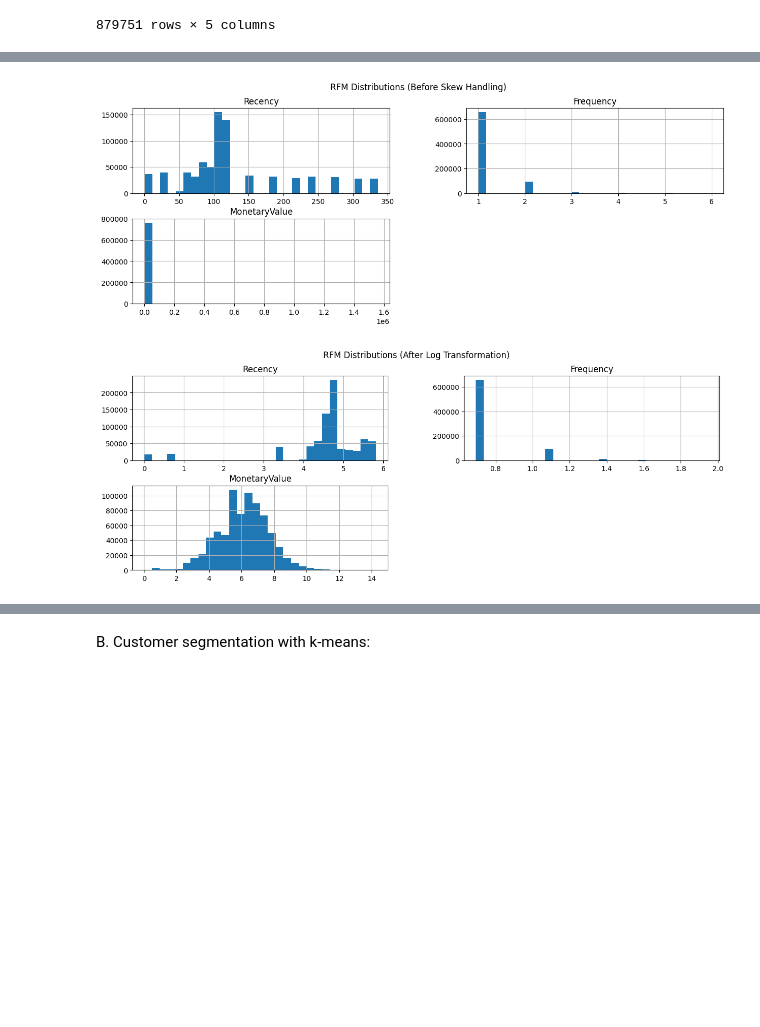
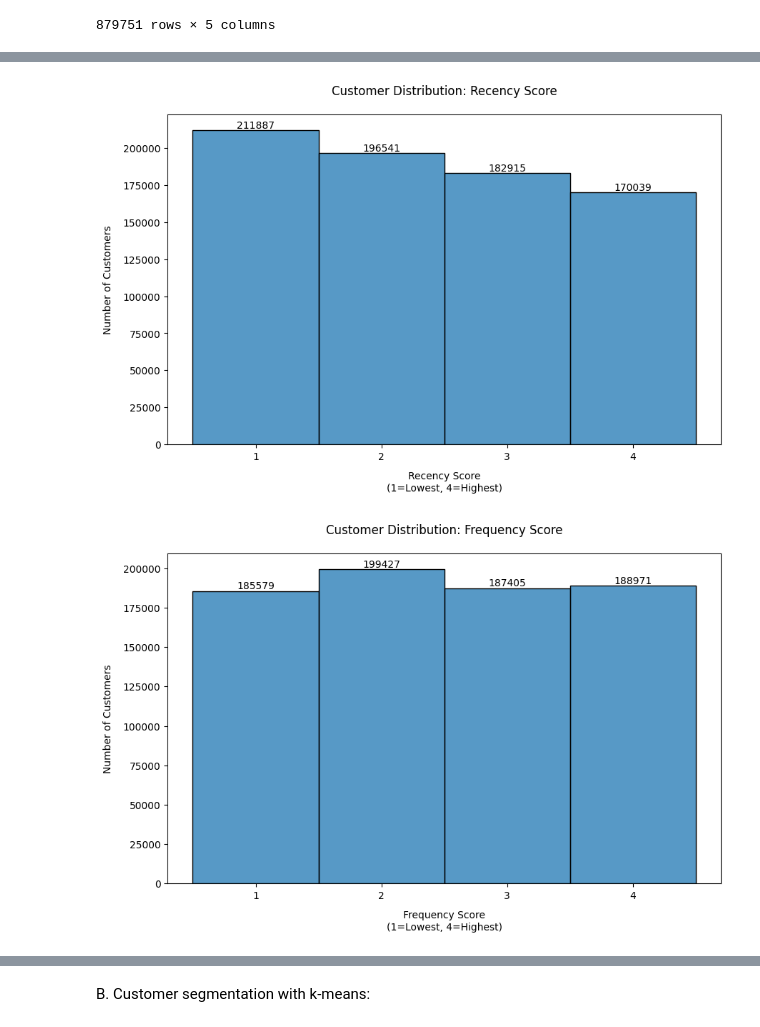
Before and after one commit to Noor-sayyed/Group_08_DW-BI, a Jupyter notebook: data_warehouse_group_coursework.ipynb, the cells around one changed output, grey strips where cells are left out. Saved outputs shown, nothing was run; the diff lists cells and outputs as text; code cells hidden in the pictures; blank space fills up the shorter version.

```diff
--- a/data_warehouse_group_coursework.ipynb
+++ b/data_warehouse_group_coursework.ipynb
@@ -436,27 +299,39 @@ plt.show()
-# %%
-import matplotlib.pyplot as plt
-
-# Plot histograms
-rfm[['Recency', 'Frequency', 'MonetaryValue']].hist(bins=30, figsize=(15, 5))
-plt.suptitle("RFM Distributions (Before Skew Handling)")
-plt.show()
-# %% [output]
-[figure, removed]
-# %%
-#7 Briefly discuss the issue of skewness and remove skew from the data.
-
-# Apply log transformation to handle skewness
-import numpy as np
-rfm_log = rfm.copy()
-# Add 1 to handle zero values before log transformation
-rfm_log['Recency'] = np.log1p(rfm_log['Recency'])
-rfm_log['Frequency'] = np.log1p(rfm_log['Frequency'])
-rfm_log['MonetaryValue'] = np.log1p(rfm_log['MonetaryValue'])
-
-
-# Plot histograms after log transformation
-rfm_log[['Recency', 'Frequency', 'MonetaryValue']].hist(bins=30, figsize=(15, 5))
-plt.suptitle("RFM Distributions (After Log Transformation)")
-plt.show()
-# %% [output]
-[figure, removed]
+# %%
+import matplotlib.pyplot as plt
+import seaborn as sns
+
+# 1. Ensure 1 row per customer
+customer_rfm = df_RFMdb.groupby('CustomerID')[['rfm_recency', 'rfm_frequency', 'rfm_monetary']].first().reset_index()
+
+# 2. Plot properly aligned distributions
+def plot_customer_rfm(score_type, title):
+    plt.figure(figsize=(10, 6))
+
+    # Force discrete bins and alignment
+    ax = sns.histplot(data=customer_rfm,
+                    x=score_type,
+                    bins=[0.5, 1.5, 2.5, 3.5, 4.5],
+                    discrete=True,
+                    kde=False)
+
+    plt.title(f'Customer Distribution: {title} Score', pad=20)
+    plt.xlabel(f'{title} Score\n(1=Lowest, 4=Highest)', labelpad=10)
+    plt.ylabel('Number of Customers', labelpad=10)
+    plt.xticks([1, 2, 3, 4])
+
+    # Add value labels
+    for rect in ax.patches:
+        height = rect.get_height()
+        ax.text(rect.get_x() + rect.get_width()/2., height + 5,
+                f'{int(height)}',
+                ha='center', va='bottom')
+
+    plt.show()
+
+# Generate all three plots
+plot_customer_rfm('rfm_recency', 'Recency')
+plot_customer_rfm('rfm_frequency', 'Frequency')
+plot_customer_rfm('rfm_monetary', 'Monetary')
+# %% [output]
+[figure, added]
+[figure, added]
```
Also changed, not shown: parts of 7 cells of this notebook.
